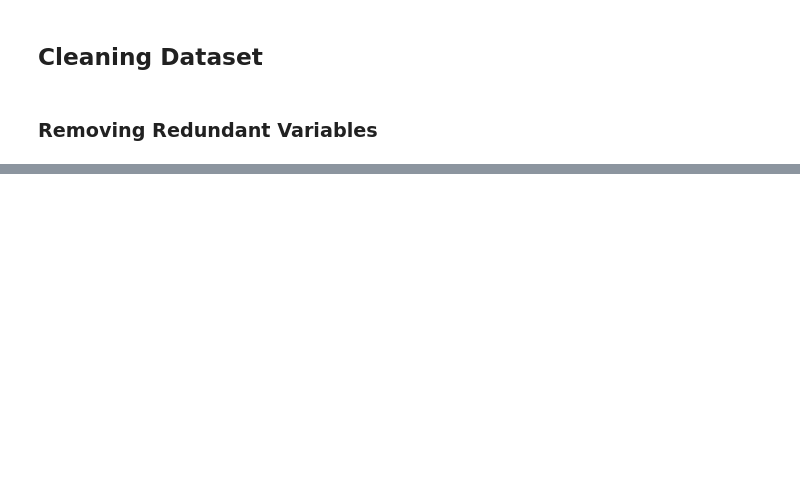
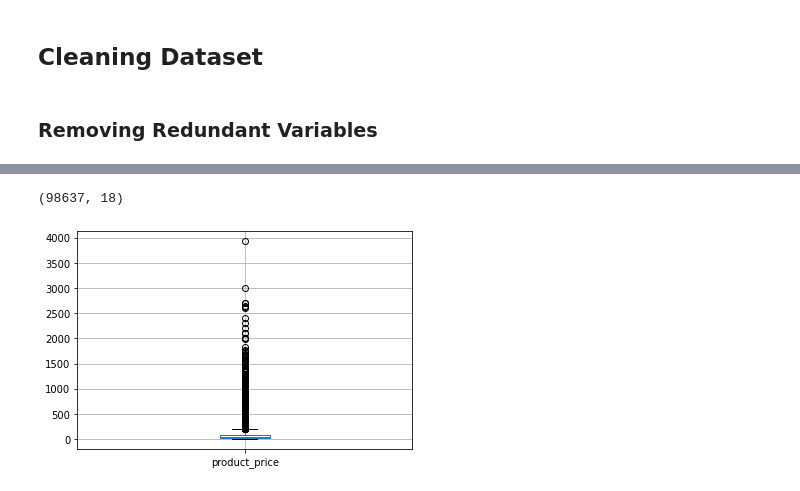
Before and after one commit to samousavizade/Criteo-recommender, a Jupyter notebook: ML_Project.ipynb, the cells around one changed output, grey strips where cells are left out. Cells and saved outputs as stored; diff of their text form; code cells hidden in the pictures; blank space fills up the shorter version.

```diff
--- a/ML_Project.ipynb
+++ b/ML_Project.ipynb
@@ -152,0 +172,3 @@ df_less_null.head()
+# %%
+df_price_more_than_zero = df_less_null[df_less_null['product_price'] > 0]
+df_price_more_than_zero.describe()
@@ -152,0 +185,10 @@ df_less_null.head()
+# %%
+df_price_more_than_zero.boxplot(column='product_price')
+q3 = df_price_more_than_zero['product_price'].quantile(0.75)
+q1 = df_price_more_than_zero['product_price'].quantile(0.25)
+upper_bound = q3 + 1.5 * (q3 - q1)
+df_inlier = df_less_null[df_less_null['product_price'] <= upper_bound]
+df_inlier.shape
+# %% [output]
+(98637, 18)
+[figure, added]
```
Also changed, not shown: parts of 4 cells of this notebook.
